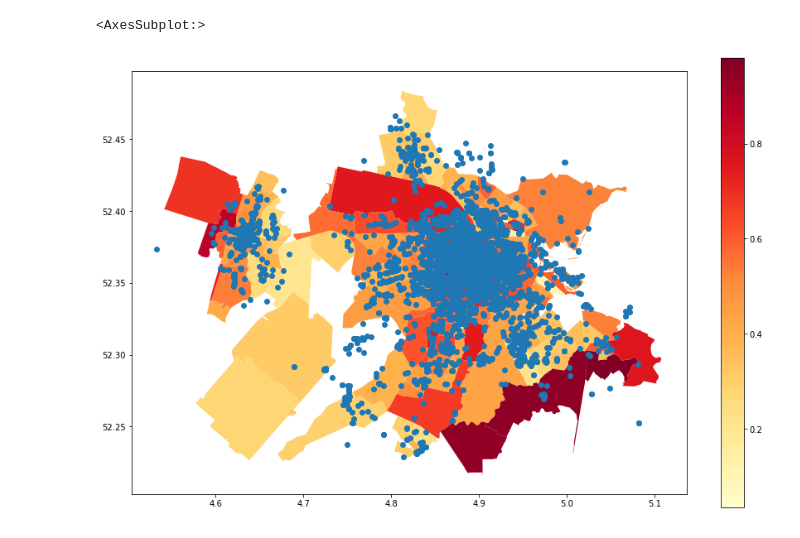
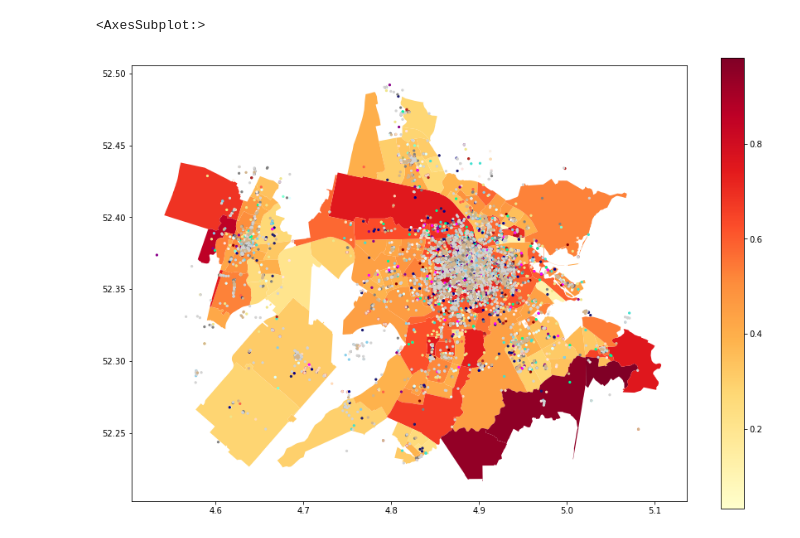
Before and after one commit to maufonsecasdfg/amsterdam_rent, a Jupyter notebook: geomatching.ipynb, the cells around one changed output. Cells and saved outputs as stored; diff of their text form; code cells hidden in the pictures.

```diff
--- a/geomatching.ipynb
+++ b/geomatching.ipynb
@@ -59,7 +62,7 @@ yelp = yelp[(yelp['latitude']>52.15)&(yelp['latitude']<52.5)&
 gyelp = gpd.GeoDataFrame(yelp, geometry=gpd.points_from_xy(yelp.longitude, yelp.latitude))
 gyelp = gyelp.set_crs('EPSG:4326')
 # %%
-buurten = buurten[['gemeentenaam','buurtnaam','geometry']].copy()
+buurten = buurten[['gemeentenaam','wijknaam','buurtnaam','geometry']].copy()
 buurten['buurtnaam'] = buurten['buurtnaam'].str.strip().replace('',np.nan)
 buurten = buurten.dropna()
 buurten = buurten.to_crs('EPSG:4326')
@@ -74,8 +77,21 @@ gemeenten['gemeentenaam'] = gemeenten['gemeentenaam'].str.strip().replace('',np.
 gemeenten = gemeenten.dropna()
 gemeenten = gemeenten.to_crs('EPSG:4326')
 # %%
-gdata = gpd.sjoin(gdata, gemeenten, predicate='within').drop(columns='index_right')
-gdata = gpd.sjoin(gdata, wijken, predicate='within').drop(columns='index_right')
+#gdata = gpd.sjoin(gdata, gemeenten, predicate='within').drop(columns='index_right')
+#gdata = gpd.sjoin(gdata, wijken, predicate='within').drop(columns='index_right')
 gdata = gpd.sjoin(gdata, buurten, predicate='within').drop(columns='index_right')
 # %%
 gdata['ppsRank'] = gdata['ppsRank'].astype('float')
+# %%
+colormap = {}
+colors = ['#F0E68C','#40E0D0','#FAF0E6','#8B0000','#8B008B',
+         '#808080','#E0FFFF','#FF6347','#FFDAB9','#B22222',
+         '#00008B','#87CEEB','#FF00FF','#00FA9A','#D3D3D3',
+         '#D2B48C','#191970','#BDB76B','#F0F8FF','#FFE4E1',
+         '#7FFFD4']
+
+cats = gyelp.category.unique()
+for i in range(len(colors)):
+    colormap[cats[i]] = colors[i]
+# %%
+gyelp['color'] = gyelp['category'].map(colormap)
@@ -82,10 +114,10 @@ gdata['ppsRank'] = gdata['ppsRank'].astype('float')
 # %%
 fig, ax = plt.subplots(figsize=(15, 10))
 wijken.set_index(['wijknaam','gemeentenaam']).join(gdata.groupby(['wijknaam','gemeentenaam'])['ppsRank'].median(),how='inner').plot(column='ppsRank',cmap='YlOrRd',legend=True,ax=ax)
-gyelp.plot(ax=ax)
+gyelp.plot(ax=ax,markersize=5,color=gyelp['color'])
 # %% [output]
 <AxesSubplot:>
-[figure, old version]
+[figure, new version]
 # %%
 wijken.set_index(['wijknaam','gemeentenaam']).join(gdata.groupby(['wijknaam','gemeentenaam'])['ppsRank'].count(),how='inner').plot(column='ppsRank',cmap='BuGn',figsize=(15, 10),legend=True)
 # %% [output]
```
Also changed, not shown: parts of 43 cells of this notebook, 8 other files.
